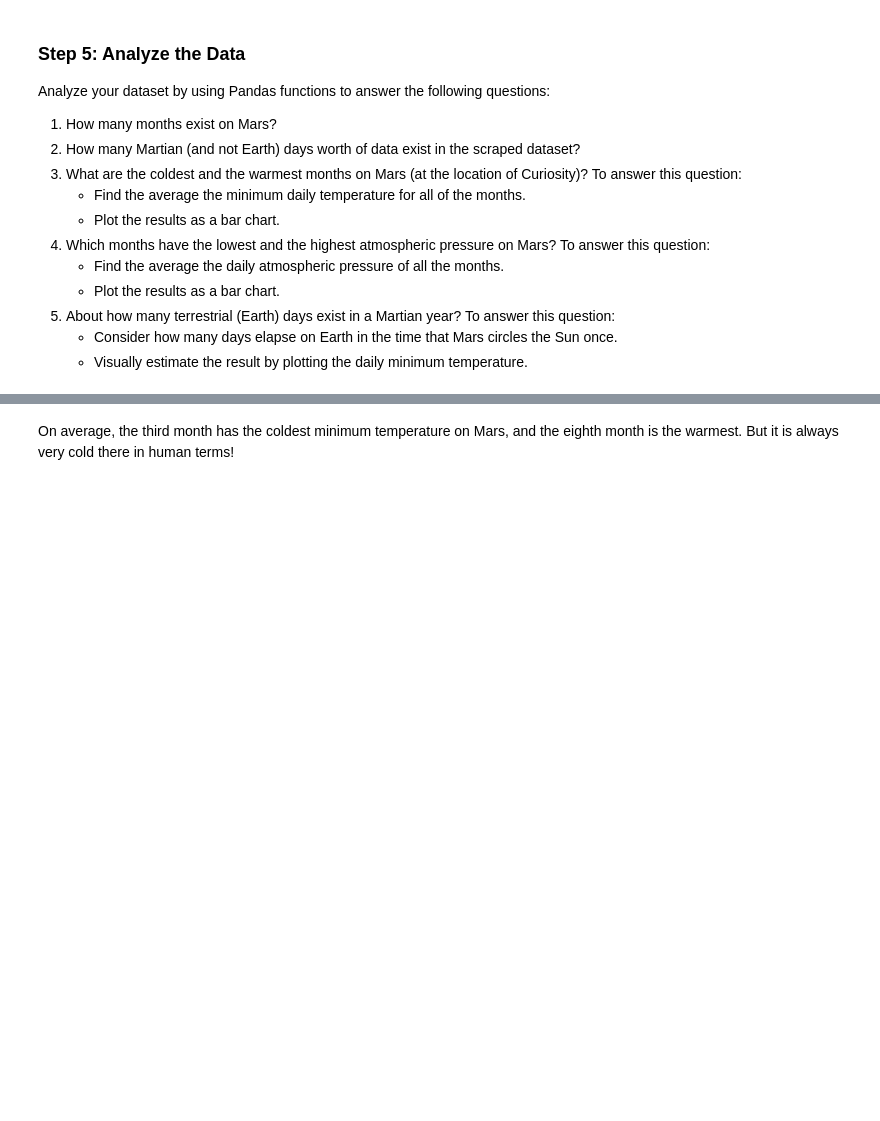
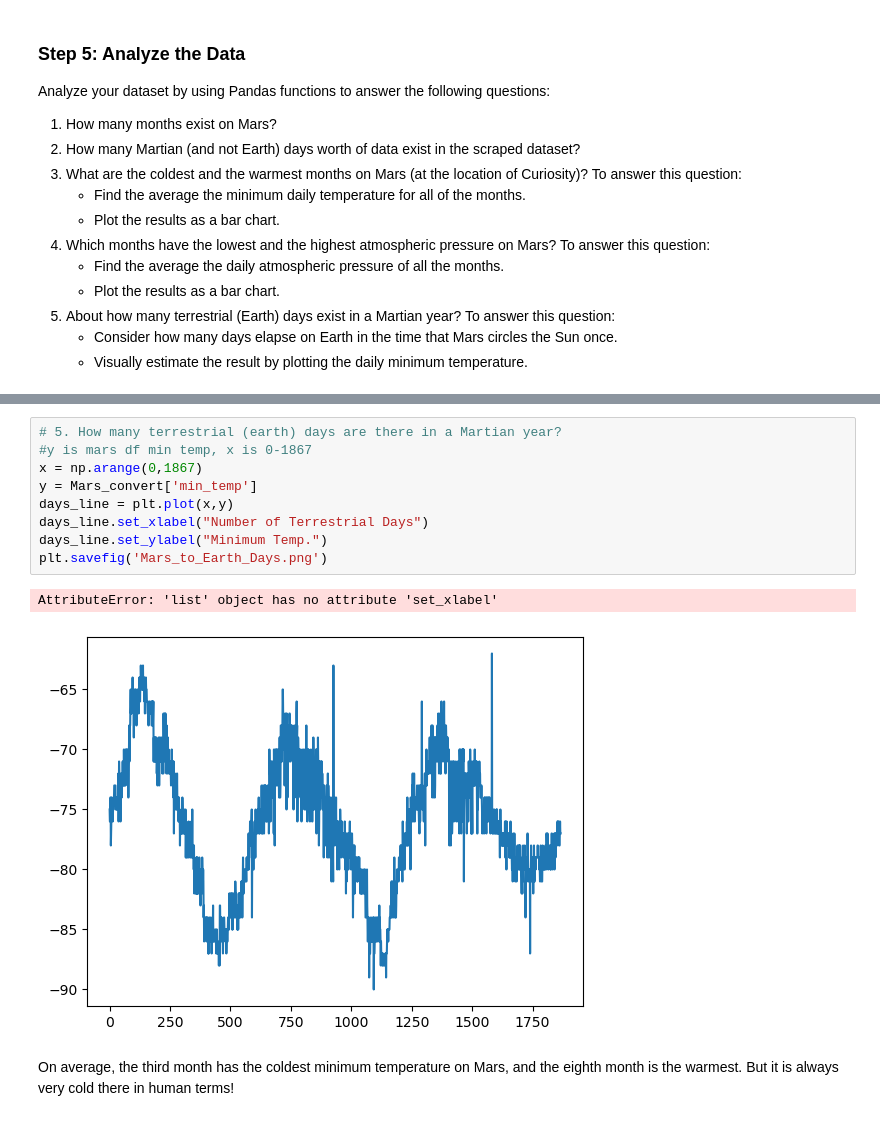
Before and after one commit to msryannhawkins/HTML-Challenge-Mod11, a Jupyter notebook: part_2_mars_weather.ipynb, the cells around one changed output, grey strips where cells are left out. Cells and saved outputs as stored; diff of their text form; blank space fills up the shorter version.

```diff
--- a/part_2_mars_weather.ipynb
+++ b/part_2_mars_weather.ipynb
@@ -266,3 +281,15 @@ Name: pressure, dtype: float64
+# %%
+# 5. How many terrestrial (earth) days are there in a Martian year?
+#y is mars df min temp, x is 0-1867
+x = np.arange(0,1867)
+y = Mars_convert['min_temp']
+days_line = plt.plot(x,y)
+days_line.set_xlabel("Number of Terrestrial Days")
+days_line.set_ylabel("Minimum Temp.")
+plt.savefig('Mars_to_Earth_Days.png')
+# %% [output]
+AttributeError: 'list' object has no attribute 'set_xlabel'
+[figure, added]
 # %% [markdown]
 On average, the third month has the coldest minimum temperature on Mars, and the eighth month is the warmest. But it is always very cold there in human terms!
 # %% [markdown]
```
Also changed, not shown: parts of 14 cells of this notebook, 4 other files.
